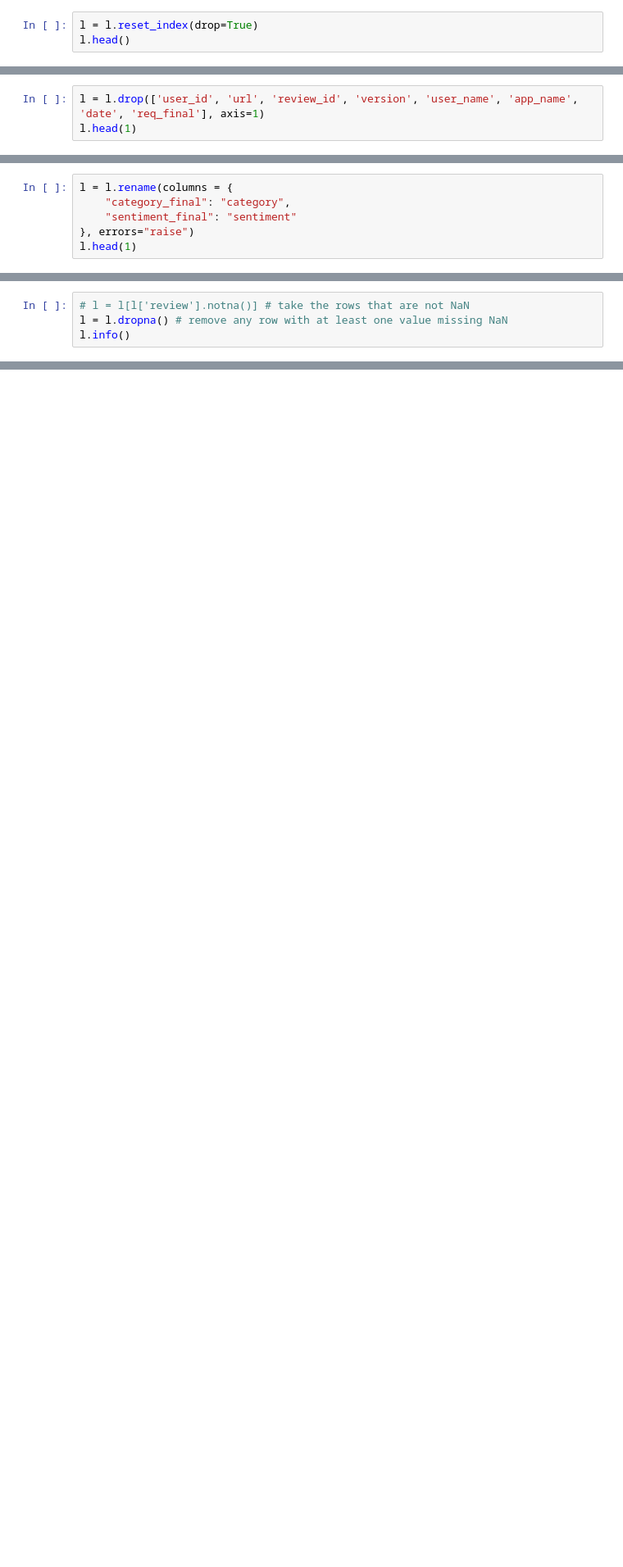
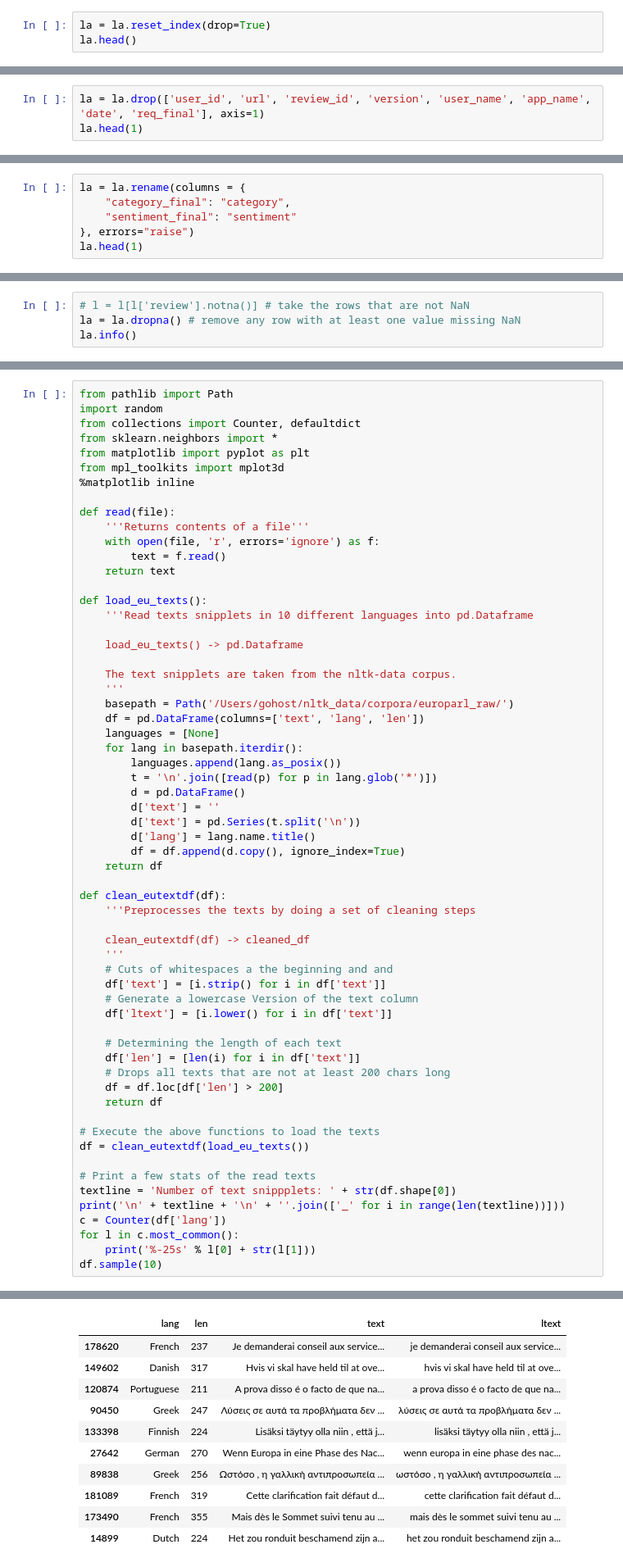
Before and after one commit to gohovd/user-reviews-ts-ad, a Jupyter notebook: NLP and CLF testing.ipynb, the cells around one changed output, grey strips where cells are left out. Shown at 82% size. Saved outputs shown, nothing was run; the diff lists cells and outputs as text; blank space fills up the shorter version.

Commit message:
lang ident

```diff
--- a/NLP and CLF testing.ipynb
+++ b/NLP and CLF testing.ipynb
@@ -34,8 +34,8 @@ memory usage: 351.6+ KB
 # %% [markdown]
 * Reindex
 # %%
-l = l.reset_index(drop=True)
-l.head()
+la = la.reset_index(drop=True)
+la.head()
 # %% [output]
 |  | app_name | user_id | user_name | date | country | version | score | topic | review | url | ... |
 | 0 | Facebook | 246193109 | Help is herr | 2017-06-21 00:00:00 | United States | 97 | 1 | Notifications not showing up | The notification badges are showi... | https://itunes.apple.com/WebObjec... | ... |
@@ -46,19 +46,19 @@ l.head()
 # %% [markdown]
 * Drop unneccessary columns
 # %%
-l = l.drop(['user_id', 'url', 'review_id', 'version', 'user_name', 'app_name', 'date', 'req_final'], axis=1)
-l.head(1)
+la = la.drop(['user_id', 'url', 'review_id', 'version', 'user_name', 'app_name', 'date', 'req_final'], axis=1)
+la.head(1)
 # %% [output]
 |  | country | score | topic | review | category_final | sentiment_final |
 | 0 | United States | 1 | Notifications not showing up | The notification badges are showi... | requirement | neutral |
 # %% [markdown]
 * Rename label columns
 # %%
-l = l.rename(columns = {
+la = la.rename(columns = {
     "category_final": "category",
     "sentiment_final": "sentiment"
 }, errors="raise")
-l.head(1)
+la.head(1)
 # %% [output]
 |  | country | score | topic | review | category | sentiment |
 | 0 | United States | 1 | Notifications not showing up | The notification badges are showi... | requirement | neutral |
@@ -66,8 +66,8 @@ l.head(1)
 * Remove NaN rows
 # %%
 # l = l[l['review'].notna()] # take the rows that are not NaN
-l = l.dropna() # remove any row with at least one value missing NaN
-l.info()
+la = la.dropna() # remove any row with at least one value missing NaN
+la.info()
 # %% [output]
 <class 'pandas.core.frame.DataFrame'>
 Int64Index: 2795 entries, 0 to 2999
@@ -583,0 +555,62 @@ The dataset also contain a full description in their DESCR attribtue and some co
+# %%
+from pathlib import Path
+import random
+from collections import Counter, defaultdict
+from sklearn.neighbors import *
+from matplotlib import pyplot as plt
+from mpl_toolkits import mplot3d
+%matplotlib inline
+
+def read(file):
+    '''Returns contents of a file'''
+    with open(file, 'r', errors='ignore') as f:
+        text = f.read()
+    return text
+
+def load_eu_texts():
+    '''Read texts snipplets in 10 different languages into pd.Dataframe
+
+    load_eu_texts() -> pd.Dataframe
+
+    The text snipplets are taken from the nltk-data corpus.
+    '''
+    basepath = Path('/Users/gohost/nltk_data/corpora/europarl_raw/')
+    df = pd.DataFrame(columns=['text', 'lang', 'len'])
+    languages = [None]
+    for lang in basepath.iterdir():
+        languages.append(lang.as_posix())
+        t = '\n'.join([read(p) for p in lang.glob('*')])
+        d = pd.DataFrame()
+        d['text'] = ''
+        d['text'] = pd.Series(t.split('\n'))
+        d['lang'] = lang.name.title()
+        df = df.append(d.copy(), ignore_index=True)
+    return df
+
+def clean_eutextdf(df):
+    '''Preprocesses the texts by doing a set of cleaning steps
+
+    clean_eutextdf(df) -> cleaned_df
+    '''
+    # Cuts of whitespaces a the beginning and and
+    df['text'] = [i.strip() for i in df['text']]
+    # Generate a lowercase Version of the text column
+    df['ltext'] = [i.lower() for i in df['text']]
+
+    # Determining the length of each text
+    df['len'] = [len(i) for i in df['text']]
+    # Drops all texts that are not at least 200 chars long
+    df = df.loc[df['len'] > 200]
+    return df
+
+# Execute the above functions to load the texts
+df = clean_eutextdf(load_eu_texts())
+
+# Print a few stats of the read texts
+textline = 'Number of text snippplets: ' + str(df.shape[0])
+print('\n' + textline + '\n' + ''.join(['_' for i in range(len(textline))]))
+c = Counter(df['lang'])
+for l in c.most_common():
+    print('%-25s' % l[0] + str(l[1]))
+df.sample(10)
+# %% [output]
@@ -583,0 +637,11 @@ The dataset also contain a full description in their DESCR attribtue and some co
+|  | lang | len | text | ltext |
+| 178620 | French | 237 | Je demanderai conseil aux service... | je demanderai conseil aux service... |
+| 149602 | Danish | 317 | Hvis vi skal have held til at ove... | hvis vi skal have held til at ove... |
+| 120874 | Portuguese | 211 | A prova disso é o facto de que na... | a prova disso é o facto de que na... |
+| 90450 | Greek | 247 | Λύσεις σε αυτά τα προβλήματα δεν ... | λύσεις σε αυτά τα προβλήματα δεν ... |
+| 133398 | Finnish | 224 | Lisäksi täytyy olla niin , että j... | lisäksi täytyy olla niin , että j... |
+| 27642 | German | 270 | Wenn Europa in eine Phase des Nac... | wenn europa in eine phase des nac... |
+| 89838 | Greek | 256 | Ωστόσο , η γαλλική αντιπροσωπεία ... | ωστόσο , η γαλλική αντιπροσωπεία ... |
+| 181089 | French | 319 | Cette clarification fait défaut d... | cette clarification fait défaut d... |
+| 173490 | French | 355 | Mais dès le Sommet suivi tenu au ... | mais dès le sommet suivi tenu au ... |
+| 14899 | Dutch | 224 | Het zou ronduit beschamend zijn a... | het zou ronduit beschamend zijn a... |
```
Also changed, not shown: parts of 38 cells of this notebook.
